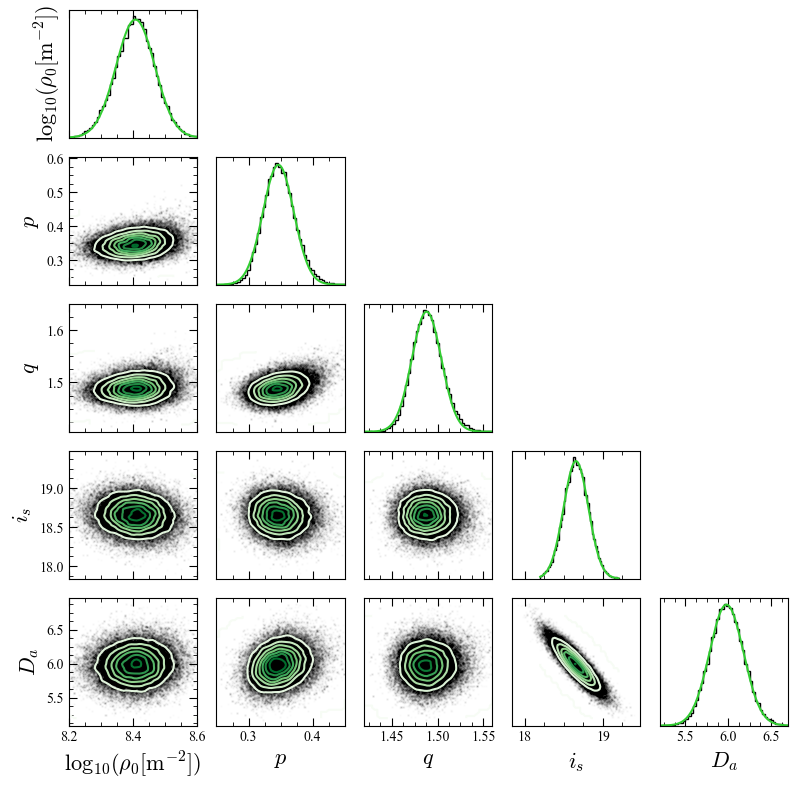
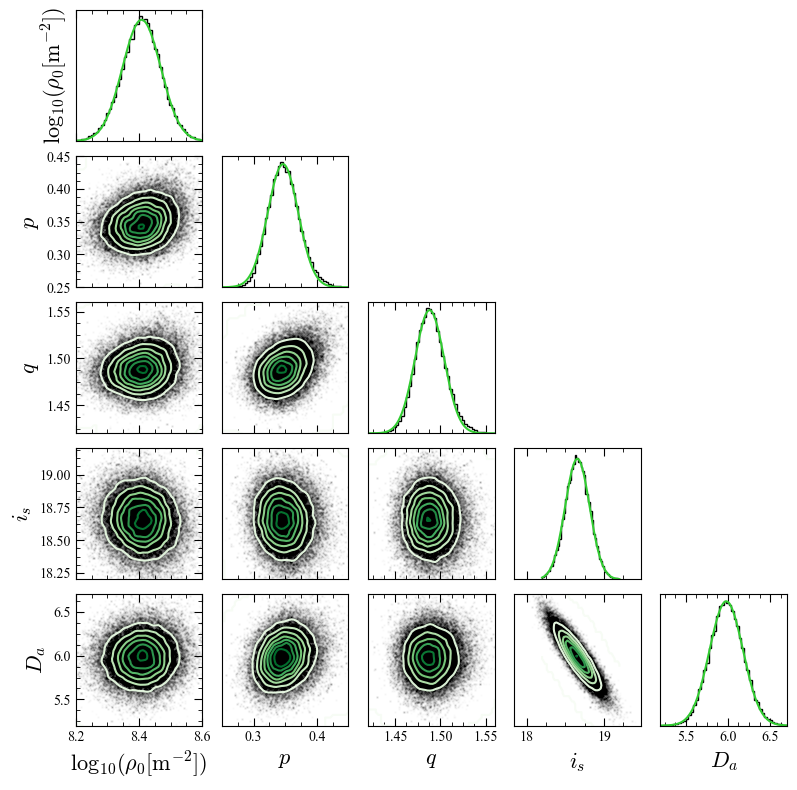
Code edit (unified diff) that turned the first committed figure into the second:
--- before
+++ after
@@ -98,4 +98,6 @@
             ax_galaxy[i,j].contour(counts,extent=[xbins.min(),xbins.max(),ybins.min(),ybins.max()],cmap='Greens',antialiased=True,levels=7)
 
+            ax_galaxy[j,i].set_ylim(min(dislo_param_vals_j), max(dislo_param_vals_j))
+
         ax_galaxy[j,i].xaxis.set_minor_locator(AutoMinorLocator(4))
         ax_galaxy[j,i].yaxis.set_minor_locator(AutoMinorLocator(4))
@@ -129,3 +131,3 @@
 fig_galaxy.tight_layout()
 
-#plt.savefig('./plots/galaxy_plots/dislotwin_galaxy_plot_parallel_calibration_2_percent_strain_err_second_year_report.png', dpi = 800)
+plt.savefig('./plots/galaxy_plots/dislotwin_galaxy_plot_parallel_calibration_2_percent_strain_err_second_year_report.png', dpi = 800)

Commit: Added plots used for polycrystal comparison from single crystal parameters. Amended formatting for some previously uploaded plots.